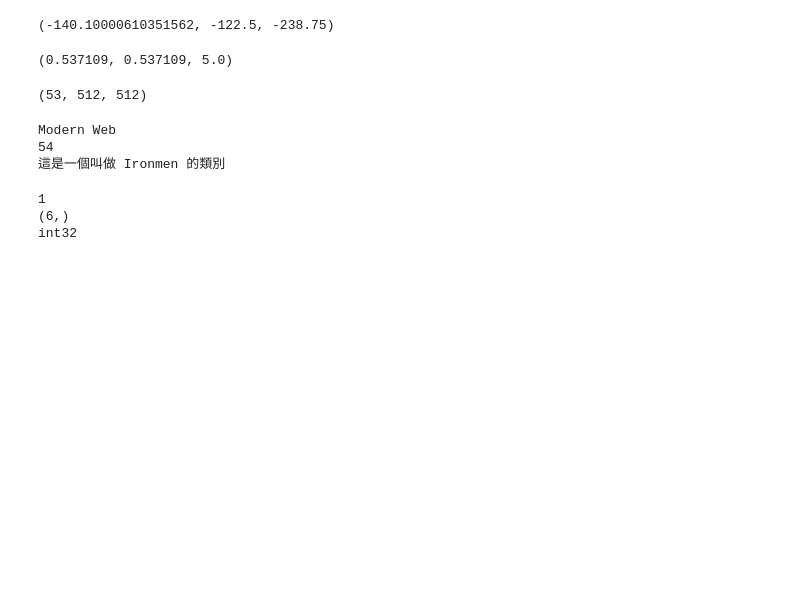
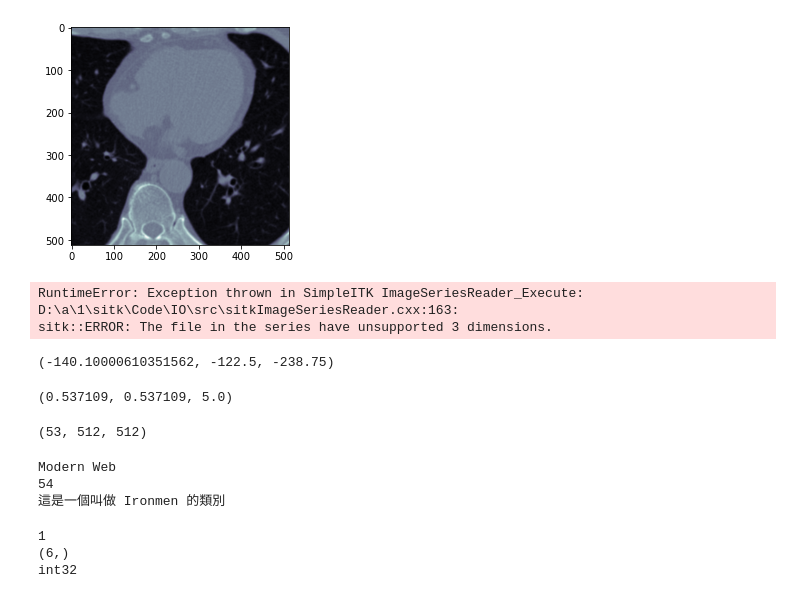
Before and after one commit to junhong1923/Python, a Jupyter notebook: basic/鐵人it邦.ipynb, the cells around one changed output. Saved outputs shown, nothing was run; the diff lists cells and outputs as text; code cells hidden in the pictures; blank space fills up the shorter version.

```diff
--- a/basic/鐵人it邦.ipynb
+++ b/basic/鐵人it邦.ipynb
@@ -0,0 +41,7 @@
+# %%
+# HU = pixel_val*slope+ intercept
+rescale_slope = 1
+rescale_intercept = -1024
+
+hu_img = pix * rescale_slope + rescale_intercept
+print(np.unique(hu_img))
@@ -1,3 +66,46 @@
+# %%
+pylab.imshow(hu_img[50,:,:,0], cmap=pylab.cm.bone)
+pylab.show()
+# %% [output]
+[figure, added]
+# %%
+import SimpleITK as sitk
+import numpy as np
+
+src = r'C:\Users\TMU_AIMC\Desktop\#8-Heart-CaCT-000031\Study-CT-20261031-192\Series-8'
+
+def get_dicom_array_and_info(path):
+
+    series_IDs = sitk.ImageSeriesReader.GetGDCMSeriesIDs(path)
+    if not series_IDs:
+        raise IOError("ERROR: given directory \"" + path + "\" does not contain a DICOM series.")
+
+    series_file_names = sitk.ImageSeriesReader.GetGDCMSeriesFileNames(path, series_IDs[0])
+
+    series_reader = sitk.ImageSeriesReader()
+    series_reader.SetFileNames(series_file_names)
+    series_reader.MetaDataDictionaryArrayUpdateOn()
+    series_reader.LoadPrivateTagsOn()
+    itk_img = series_reader.Execute()
+
+    seriesuid = series_reader.GetGDCMSeriesIDs(path)[0]
+    img_array = sitk.GetArrayFromImage(itk_img) # z,y,x
+    origin = np.array(itk_img.GetOrigin()) # x,y,z
+    spacing = np.array(itk_img.GetSpacing()) # x,y,z
+
+    return img_array, seriesuid, origin, spacing
+
+#     dicom_names = reader.GetGDCMSeriesFileNames(src)
+#     reader.SetF
+
+img_array, origin, spacing, seriesuid = get_dicom_array_and_info(src)
+print(seriesuid)
+print(img_array.shape)
+print(origin)
+print(spacing)
+# %% [output]
+RuntimeError: Exception thrown in SimpleITK ImageSeriesReader_Execute: D:\a\1\sitk\Code\IO\src\sitkImageSeriesReader.cxx:163:
+sitk::ERROR: The file in the series have unsupported 3 dimensions.
 # %%
 import SimpleITK as sitk
 
```
Also changed, not shown: parts of 3 cells of this notebook, 15 other files.
